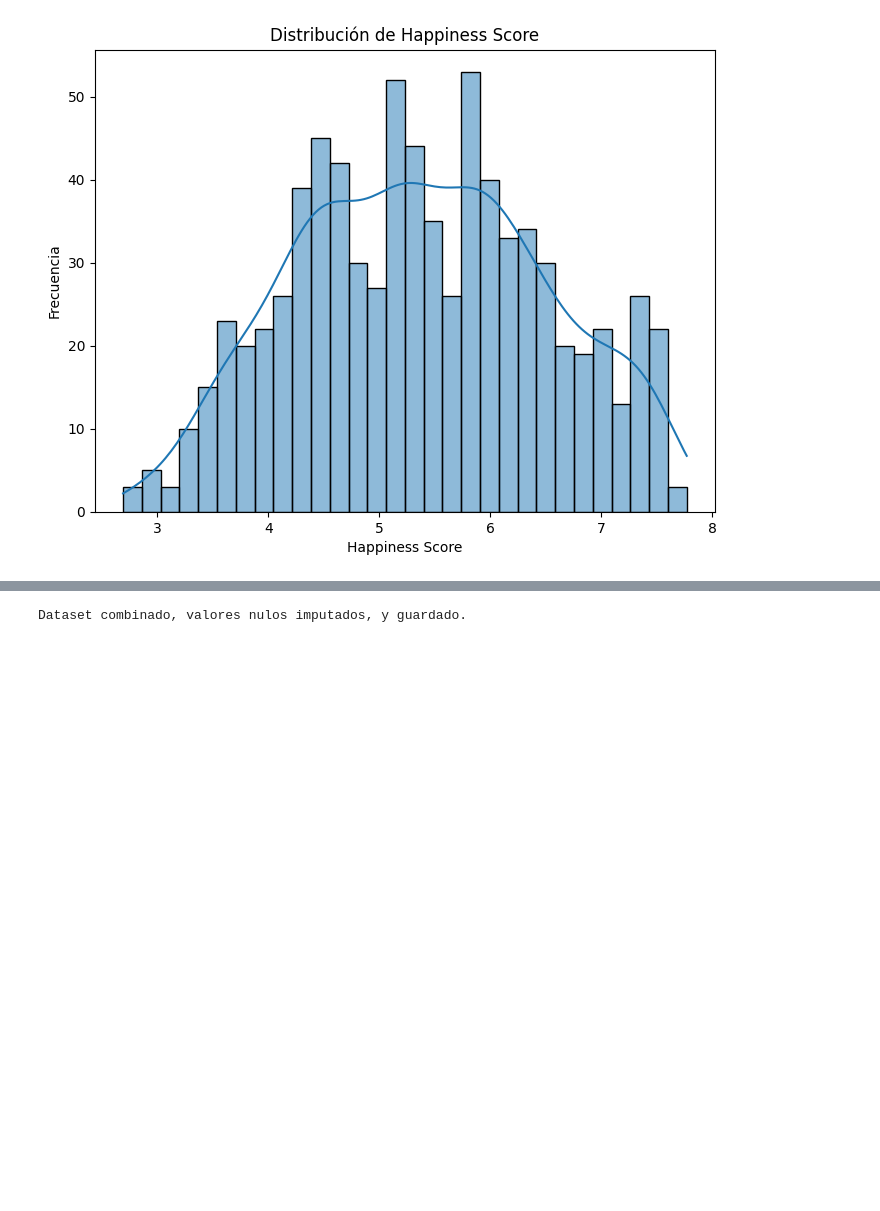
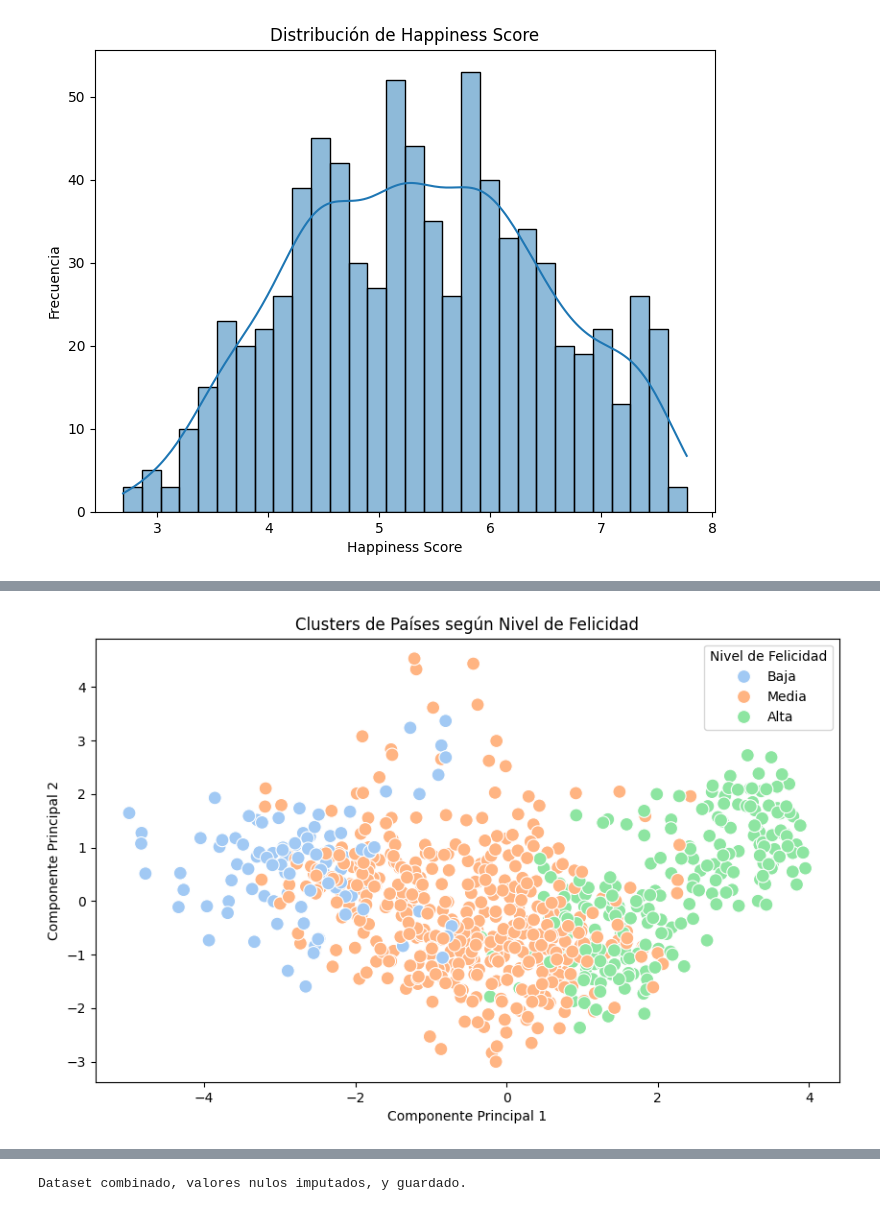
Before and after one commit to anacriquintero/workshop3.1, a Jupyter notebook: Notebooks/EDA_1.ipynb, the cells around one changed output, grey strips where cells are left out. Cells and saved outputs as stored; diff of their text form; code cells hidden in the pictures; blank space fills up the shorter version.

```diff
--- a/Notebooks/EDA_1.ipynb
+++ b/Notebooks/EDA_1.ipynb
@@ -84,0 +163,38 @@ combined_data.drop(columns=["Region", "Standard Error","Lower Confidence Interva
+# %%
+import pandas as pd
+import matplotlib.pyplot as plt
+import seaborn as sns
+from sklearn.preprocessing import StandardScaler
+from sklearn.decomposition import PCA
+
+
+# Crear categorías basadas en Happiness Score
+combined_data['Happiness Level'] = pd.cut(combined_data['Happiness Score'], bins=[0, 4, 6, 8], labels=['Baja', 'Media', 'Alta'])
+
+# Seleccionar las variables relevantes para clustering
+cluster_data = combined_data[['Happiness Score', 'Economy (GDP per Capita)', 'Family',
+                     'Health (Life Expectancy)', 'Freedom', 'Trust (Government Corruption)',
+                     'Generosity']]
+
+# Escalar los datos
+scaler = StandardScaler()
+scaled_data = scaler.fit_transform(cluster_data)
+
+# Aplicar PCA para reducir a 2 dimensiones
+pca = PCA(n_components=2)
+pca_components = pca.fit_transform(scaled_data)
+
+# Añadir los componentes principales al DataFrame
+combined_data['PCA1'] = pca_components[:, 0]
+combined_data['PCA2'] = pca_components[:, 1]
+
+# Graficar los clusters usando los niveles de felicidad como etiquetas
+plt.figure(figsize=(10, 6))
+sns.scatterplot(x='PCA1', y='PCA2', hue='Happiness Level', data=combined_data, palette='pastel', s=100, edgecolor="w")
+plt.title('Clusters de Países según Nivel de Felicidad')
+plt.xlabel('Componente Principal 1')
+plt.ylabel('Componente Principal 2')
+plt.legend(title='Nivel de Felicidad')
+plt.show()
+# %% [output]
+[figure, added]
```
Also changed, not shown: parts of 5 cells of this notebook, 17 other files.
